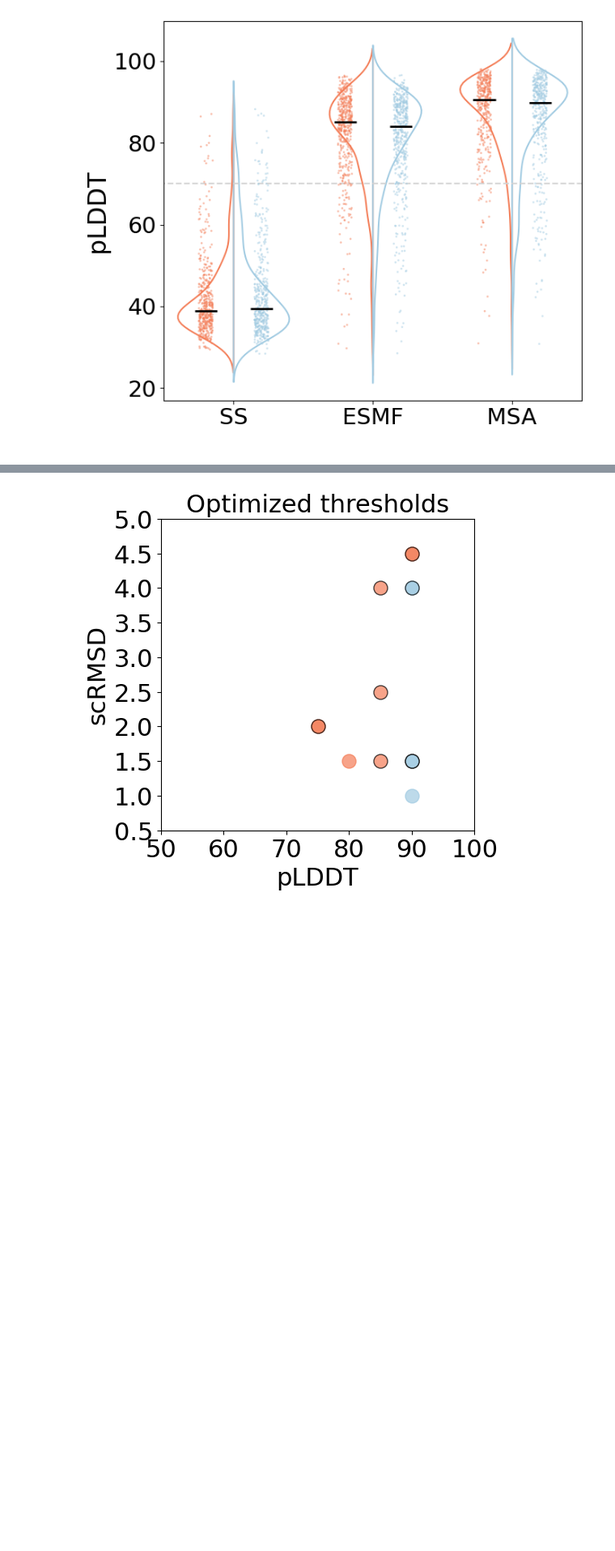
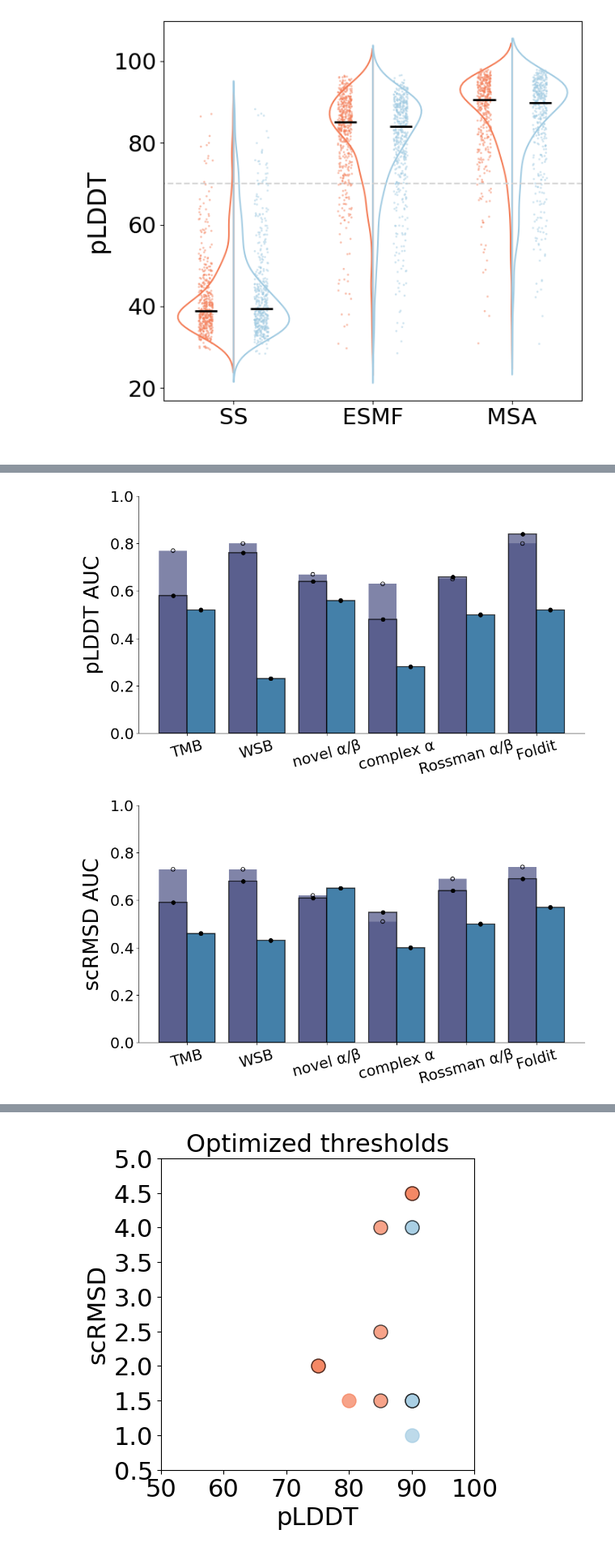
Before and after one commit to kt-korbeld/Limitations-refolding-pipeline-data, a Jupyter notebook: Plots.ipynb, the cells around one changed output, grey strips where cells are left out. Shown at 81% size. Cells and saved outputs as stored; diff of their text form; code cells hidden in the pictures; blank space fills up the shorter version.

Commit message:
add AF2Rank benchmark

```diff
--- a/Plots.ipynb
+++ b/Plots.ipynb
@@ -500,0 +608,55 @@ MSA SignificanceResult(statistic=0.6066907775768535, pvalue=0.10425181913333448)
+# %%
+# ==============================
+# Fig S6 — AF2Rank
+# ==============================
+
+# load data
+df_benchmark_re3_ss = pd.read_csv(os.path.join(folder_data, 'Benchmark_AF2_ss_re3.csv'), index_col=0)
+df_benchmark_re48_ss = pd.read_csv(os.path.join(folder_data, 'Benchmark_AF2_ss_re48.csv'), index_col=0)
+df_benchmark_exp = pd.read_csv(os.path.join(folder_data, 'Benchmark_experimental.csv'), index_col=0)
+# add AF2Rank-like composite metric for AF2 ss 3 recycles
+df_benchmark_re3_ss['plddt_rescale'] = [rescale(i, 50, 90) for i in df_benchmark_re3_ss.plddt.values]
+df_benchmark_re3_ss['composite'] = df_benchmark_re3_ss.ptm.values*df_benchmark_re3_ss.tm_score.values*df_benchmark_re3_ss.plddt_rescale.values
+# load AF2Rank results
+df_af_rank1 = pd.read_csv(os.path.join(folder_data, 'AF2Rank_scores_out_combined_re1.csv'), index_col=0)
+df_af_rank3 = pd.read_csv(os.path.join(folder_data, 'AF2Rank_scores_out_combined_re3.csv'), index_col=0)
+df_af_rank48 = pd.read_csv(os.path.join(folder_data, 'AF2Rank_scores_out_combined_re48.csv'), index_col=0)
+# define plotting order of data and number per dataset
+dataset_order = ['TMB','WSB','novel ⍺/β','complex ⍺','Rossman ⍺/β','Foldit']
+len_datasets = [81, 42, 60, 40, 87, 102]
+
+# Fig S6a-b: calculate ROC AUCs for different selections and recycles
+roc_plddt_re3 = make_roclist([df_benchmark_re3_ss], df_benchmark_exp, dataset_order, ['plddt'])
+roc_plddt_re48 = make_roclist([df_benchmark_re48_ss], df_benchmark_exp, dataset_order, ['plddt'])
+roc_rmsd_re3 = make_roclist([df_benchmark_re3_ss], df_benchmark_exp, dataset_order, ['rmsd'], scale=-1)
+roc_rmsd_re48 = make_roclist([df_benchmark_re48_ss], df_benchmark_exp, dataset_order, ['rmsd'], scale=-1)
+roc_rank_plddt_re3 = make_roclist([df_af_rank3], df_benchmark_exp, dataset_order, ['plddt'])
+roc_rank_plddt_re48 = make_roclist([df_af_rank48], df_benchmark_exp, dataset_order, ['plddt'])
+roc_rank_rmsd_re3 = make_roclist([df_af_rank3], df_benchmark_exp, dataset_order, ['rmsd_io'], scale=-1)
+roc_rank_rmsd_re48 = make_roclist([df_af_rank48], df_benchmark_exp, dataset_order, ['rmsd_io'], scale=-1)
+
+plot_bar_metrics_overlap_af2rank(df_re3=[roc_plddt_re3, roc_rank_plddt_re3], df_re48=[roc_plddt_re48, roc_rank_plddt_re48],
+                                ylabel='pLDDT AUC', folder_outputs=os.path.join('.','figures','figures_SI'),
+                                 name_out='Fig-S6-af2rank-plddt.png')
+plot_bar_metrics_overlap_af2rank(df_re3=[roc_rmsd_re3, roc_rank_rmsd_re3], df_re48=[roc_rmsd_re48, roc_rank_rmsd_re48],
+                                ylabel='scRMSD AUC', folder_outputs=os.path.join('.','figures','figures_SI'),
+                                 name_out='Fig-S6-af2rank-rmsd.png')
+
+
+
+# Fig S6c: calculate average ROC AUCs for different selections for 3 recycles
+roc_avg_plddt = make_roclist([df_benchmark_re3_ss, df_af_ig3], df_benchmark_exp, dataset_order, 2*['plddt'])
+roc_avg_rmsd = make_roclist([df_benchmark_re3_ss, df_af_ig3], df_benchmark_exp, dataset_order, ['rmsd', 'rmsd_io'], scale=-1)
+roc_avg_composite = make_roclist([df_benchmark_re3_ss, df_af_ig3], df_benchmark_exp, dataset_order, 2*['composite'])
+plot_bar_avg_af2rank(roc_avg_plddt, roc_avg_rmsd, roc_avg_composite, len_datasets,
+                    folder_outputs=os.path.join('.','figures','figures_SI'),name_out='Fig-S6-af2rank-avg.png')
+
+# Fig S6d: calculate average ROC AUCS for different number of recycles
+roc_rank_plddt = make_roclist([df_af_rank1, df_af_rank3, df_af_rank48], df_benchmark_exp, dataset_order, 3*['plddt'])
+roc_rank_rmsd = make_roclist([df_af_rank1, df_af_rank3, df_af_rank48], df_benchmark_exp, dataset_order, 3*['rmsd_io'], scale=-1)
+roc_rank_composite = make_roclist([df_af_rank1, df_af_rank3, df_af_rank48], df_benchmark_exp, dataset_order, 3*['composite'])
+plot_bar_avg_af2rank_re(roc_rank_plddt, roc_rank_rmsd, roc_rank_composite, len_datasets,
+                        folder_outputs=os.path.join('.','figures','figures_SI'),name_out='Fig-S6-af2rank-re.png')
+# %% [output]
+[figure, added]
+[figure, added]
```
Also changed, not shown: parts of 13 cells of this notebook, 45 other files.
